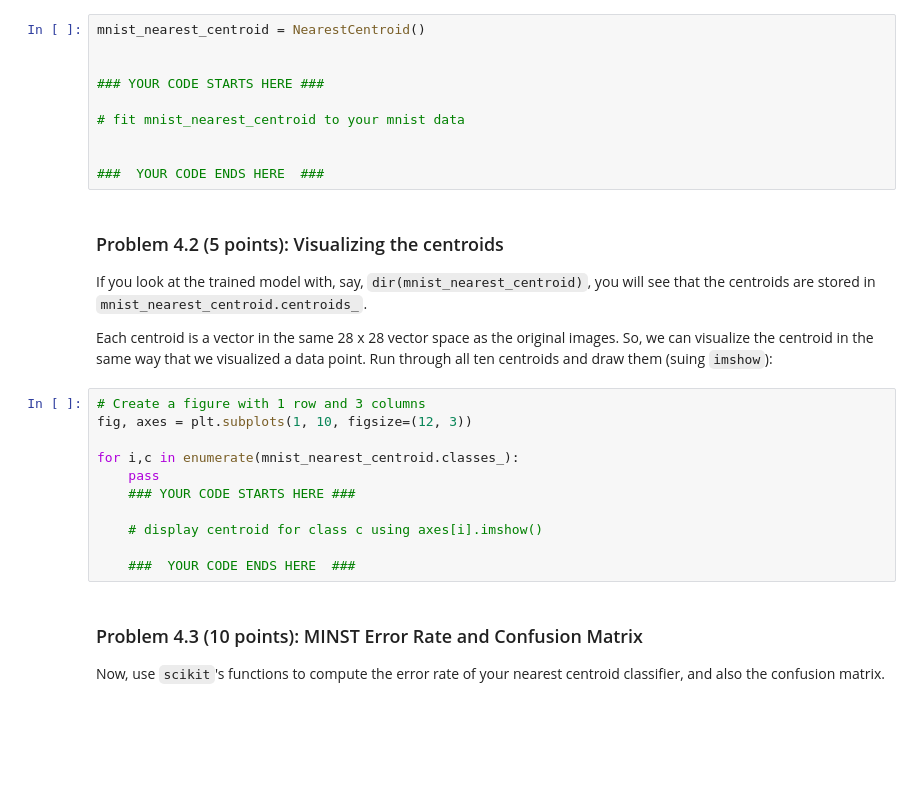
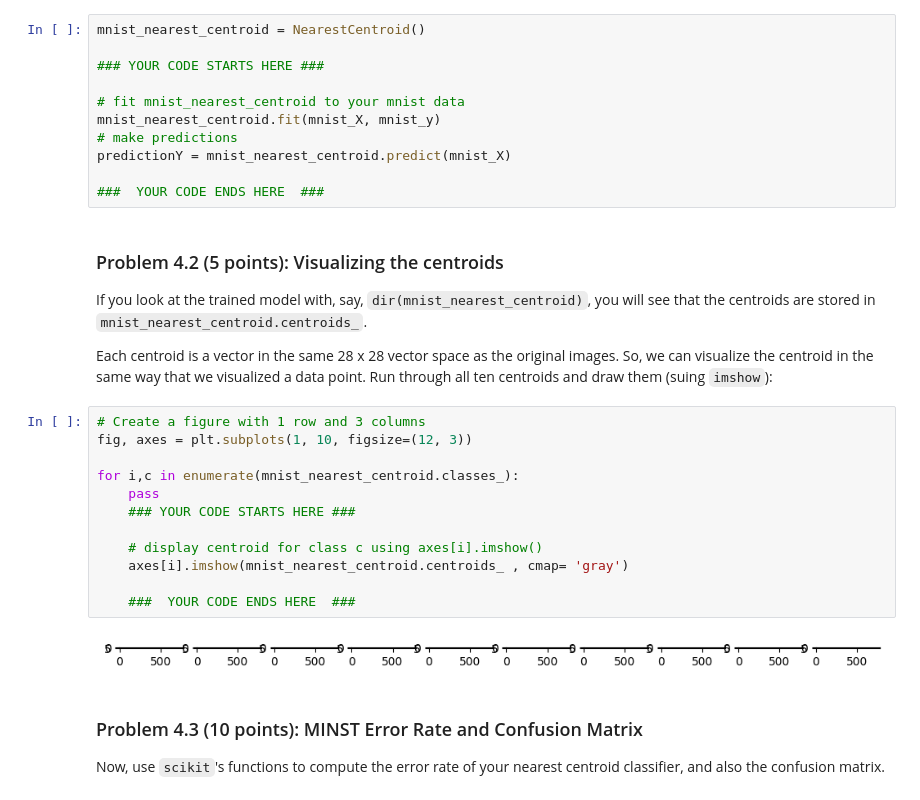
Before and after one commit to SarahAsad23/MachineLearning, a Jupyter notebook: HW1/cs273-hw1-SarahSurface.ipynb, the cells around one changed output. Drawn from its saved outputs; the diff is of its cells as text; blank space fills up the shorter version.

```diff
--- a/HW1/cs273-hw1-SarahSurface.ipynb
+++ b/HW1/cs273-hw1-SarahSurface.ipynb
@@ -589,12 +589,13 @@ plt.imshow( mnist_X[1,:].reshape(28,28) ,cmap='gray');
 First, let us train a nearest centroid classifier on the MNIST data.  For this problem, we will go ahead and use the scikit-learn implementation, just so that it's not dependent on your earlier problem solution.
 # %%
 mnist_nearest_centroid = NearestCentroid()
-
 
 ### YOUR CODE STARTS HERE ###
 
 # fit mnist_nearest_centroid to your mnist data
-
+mnist_nearest_centroid.fit(mnist_X, mnist_y)
+# make predictions
+predictionY = mnist_nearest_centroid.predict(mnist_X)
 
 ###  YOUR CODE ENDS HERE  ###
 # %% [markdown]
@@ -606,14 +607,17 @@ Each centroid is a vector in the same 28 x 28 vector space as the original image
 # %%
 # Create a figure with 1 row and 3 columns
 fig, axes = plt.subplots(1, 10, figsize=(12, 3))
 
 for i,c in enumerate(mnist_nearest_centroid.classes_):
     pass
     ### YOUR CODE STARTS HERE ###
 
     # display centroid for class c using axes[i].imshow()
+    axes[i].imshow(mnist_nearest_centroid.centroids_ , cmap= 'gray')
 
     ###  YOUR CODE ENDS HERE  ###
+# %% [output]
+[figure, added]
 # %% [markdown]
 ### Problem 4.3 (10 points): MINST Error Rate and Confusion Matrix
 
```
Also changed, not shown: parts of 1 cell of this notebook.
